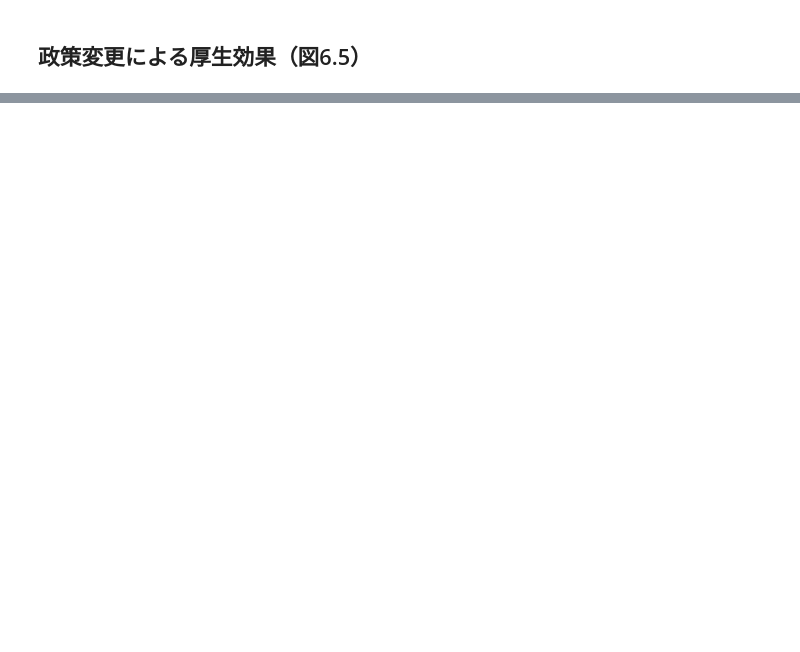
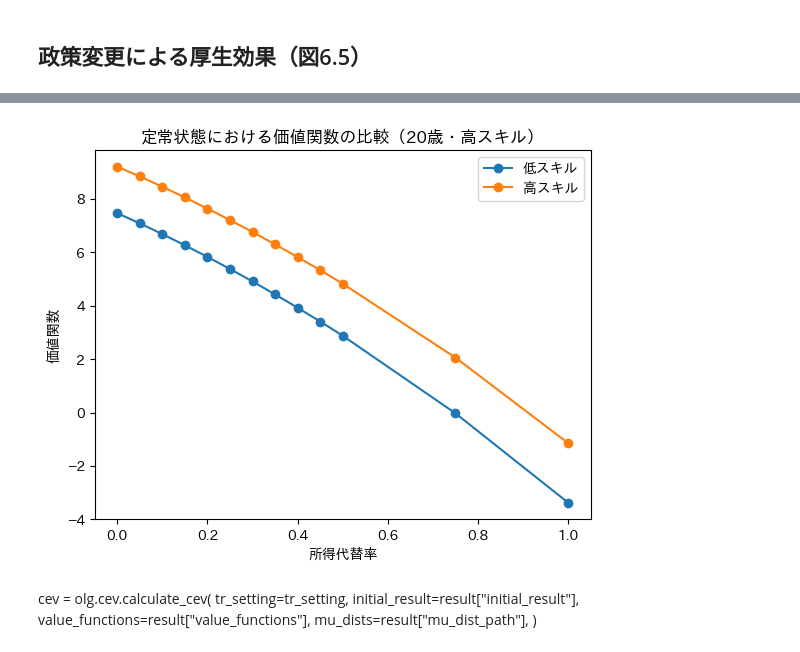
Before and after one commit to tomoyahiroe/olg, a Jupyter notebook: src/visualize.ipynb, the cells around one changed output, grey strips where cells are left out. Drawn from its saved outputs; the diff is of its cells as text; code cells hidden in the pictures; blank space fills up the shorter version.

```diff
--- a/src/visualize.ipynb
+++ b/src/visualize.ipynb
@@ -128,0 +166,12 @@ plt.show()
+# %%
+for path in ss_results_path:
+    ss_result = ss_results[path]
+    psi = ss_result.hp.psi
+    k_l = ss_result.K / ss_result.L
+    r = ss_result.r
+    w = ss_result.w
+    p = getattr(ss_result, "p", None)
+    vf = ss_result.value_fun_box[0, 0, 0]
+    print(
+        f"psi: {psi:.2f}, K/L: {k_l:.5f}, r: {r:.5f}, w: {w:.5f}, p: {p:.5f}, vf: {vf:.5f}"
+    )
@@ -128,0 +192,34 @@ plt.show()
+# %%
+# psiを横軸にvfをプロット
+psi_list = []
+vf_list = []
+for path in ss_results_path:
+    ss_result = ss_results[path]
+    psi = ss_result.hp.psi
+    vf = ss_result.value_fun_box[0, 0, 0]
+    psi_list.append(psi)
+    vf_list.append(vf)
+plt.plot(psi_list, vf_list, marker="o")
+psi_list = []
+vf_list = []
+for path in ss_results_path:
+    ss_result = ss_results[path]
+    psi = ss_result.hp.psi
+    vf = ss_result.value_fun_box[0, 1, 0]
+    psi_list.append(psi)
+    vf_list.append(vf)
+plt.plot(psi_list, vf_list, marker="o")
+plt.title("定常状態における価値関数の比較（20歳・高スキル）")
+plt.legend(labels=["低スキル", "高スキル"])
+plt.xlabel("所得代替率")
+plt.ylabel("価値関数")
+plt.show()
+# %% [output]
+[figure, added]
+# %% [markdown]
+cev = olg.cev.calculate_cev(
+    tr_setting=tr_setting,
+    initial_result=result["initial_result"],
+    value_functions=result["value_functions"],
+    mu_dists=result["mu_dist_path"],
+)
```
Also changed, not shown: parts of 10 cells of this notebook, 10 other files.
